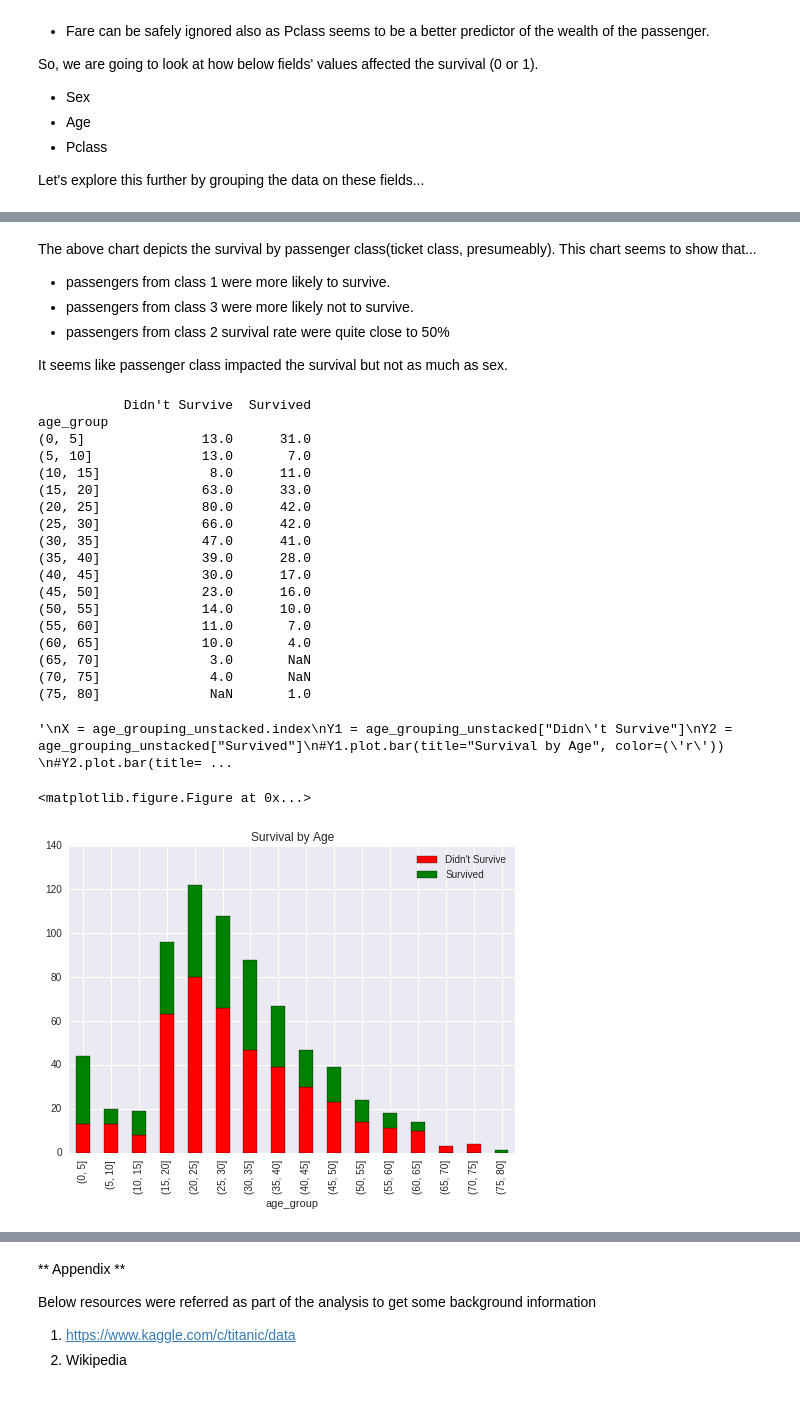
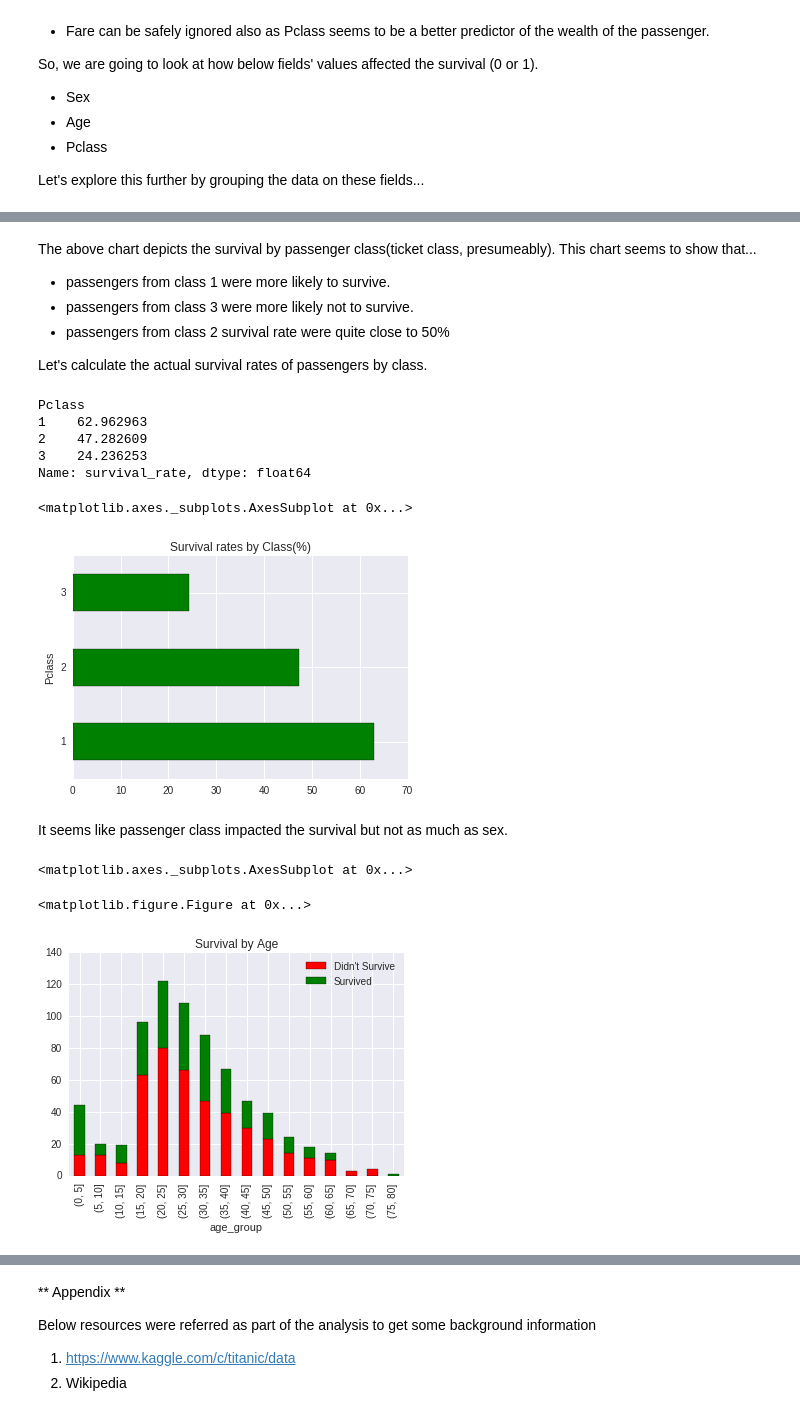
Before and after one commit to harish-garg/Udacity-Data-Analyst-Nanodegree-Project-Submissions, a Jupyter notebook: Project2_Investigate_a_Dataset/titanic_dataset_analysis.ipynb, the cells around one changed output, grey strips where cells are left out. Saved outputs shown, nothing was run; the diff lists cells and outputs as text; code cells hidden in the pictures.

```diff
--- a/Project2_Investigate_a_Dataset/titanic_dataset_analysis.ipynb
+++ b/Project2_Investigate_a_Dataset/titanic_dataset_analysis.ipynb
@@ -145,54 +168,33 @@ The above chart depicts the survival by passenger class(ticket class, presumeabl
 * passengers from class 3 were more likely not to survive.
 * passengers from class 2 survival rate were quite close to 50%
 
-It seems like passenger class impacted the survival but not as much as sex.
+Let's calculate the actual survival rates of passengers by class.
+# %%
+class_grouping_unstacked["survival_rate"] = class_grouping_unstacked["Survived"] * 100.0 \
+                                            / (class_grouping_unstacked["Didn't Survive"] +
+                                            class_grouping_unstacked["Survived"] )
+print class_grouping_unstacked['survival_rate']
+class_grouping_unstacked['survival_rate'].plot.barh(title="Survival rates by Class(%)", color=('g'))
+# %% [output]
+Pclass
+1    62.962963
+2    47.282609
+3    24.236253
+Name: survival_rate, dtype: float64
+<matplotlib.axes._subplots.AxesSubplot at 0x...>
+[figure, added]
+# %% [markdown]
+It seems like passenger class impacted the survival but not as much as sex.
 # %%
 # Grouping by age of the passengers
+
 titanic_df['age_group'] = pd.cut(titanic_df['Age'], np.arange(0, 85, 5))
 age_grouping = titanic_df[['age_group', 'Survived']].groupby(['age_group', 'Survived']).size()
 age_grouping_unstacked = age_grouping.unstack()
 age_grouping_unstacked.columns = ["Didn't Survive", 'Survived']
-print age_grouping_unstacked
 plt.figure()
 age_grouping_unstacked.plot.bar(stacked=True, title="Survival by Age", color=('r', 'g'))
-
-"""
-X = age_grouping_unstacked.index
-Y1 = age_grouping_unstacked["Didn't Survive"]
-Y2 = age_grouping_unstacked["Survived"]
-#Y1.plot.bar(title="Survival by Age", color=('r'))
-#Y2.plot.bar(title="Survival by Age", color=('g'))
-
-n = 12
-X = np.arange(n)
-Y1 = (1-X/float(n)) * np.random.uniform(0.5,1.0,n)
-Y2 = (1-X/float(n)) * np.random.uniform(0.5,1.0,n)
-plt.bar(X, Y1, facecolor='#9999ff', edgecolor='white')
-plt.bar(X, Y2, facecolor='#ff9999', edgecolor='white')
-for x,y in zip(X,Y1):
-    plt.text(x+0.4, y+0.05, '%.2f' % y, ha='center', va= 'bottom')
-plt.ylim(-1.25,+1.25)
-plt.show()
-"""
 # %% [output]
-           Didn't Survive  Survived
-age_group
-(0, 5]               13.0      31.0
-(5, 10]              13.0       7.0
-(10, 15]              8.0      11.0
-(15, 20]             63.0      33.0
-(20, 25]             80.0      42.0
-(25, 30]             66.0      42.0
-(30, 35]             47.0      41.0
-(35, 40]             39.0      28.0
-(40, 45]             30.0      17.0
-(45, 50]             23.0      16.0
-(50, 55]             14.0      10.0
-(55, 60]             11.0       7.0
-(60, 65]             10.0       4.0
-(65, 70]              3.0       NaN
-(70, 75]              4.0       NaN
-(75, 80]              NaN       1.0
+<matplotlib.axes._subplots.AxesSubplot at 0x...>
-'\nX = age_grouping_unstacked.index\nY1 = age_grouping_unstacked["Didn\'t Survive"]\nY2 = age_grouping_unstacked["Survived"]\n#Y1.plot.bar(title="Survival by Age", color=(\'r\')) \n#Y2.plot.bar(title= ...
+<matplotlib.figure.Figure at 0x...>
-<matplotlib.figure.Figure at 0x...>
-[figure, old version]
+[figure, new version]
```
Also changed, not shown: parts of 11 cells of this notebook, 1 other file.
